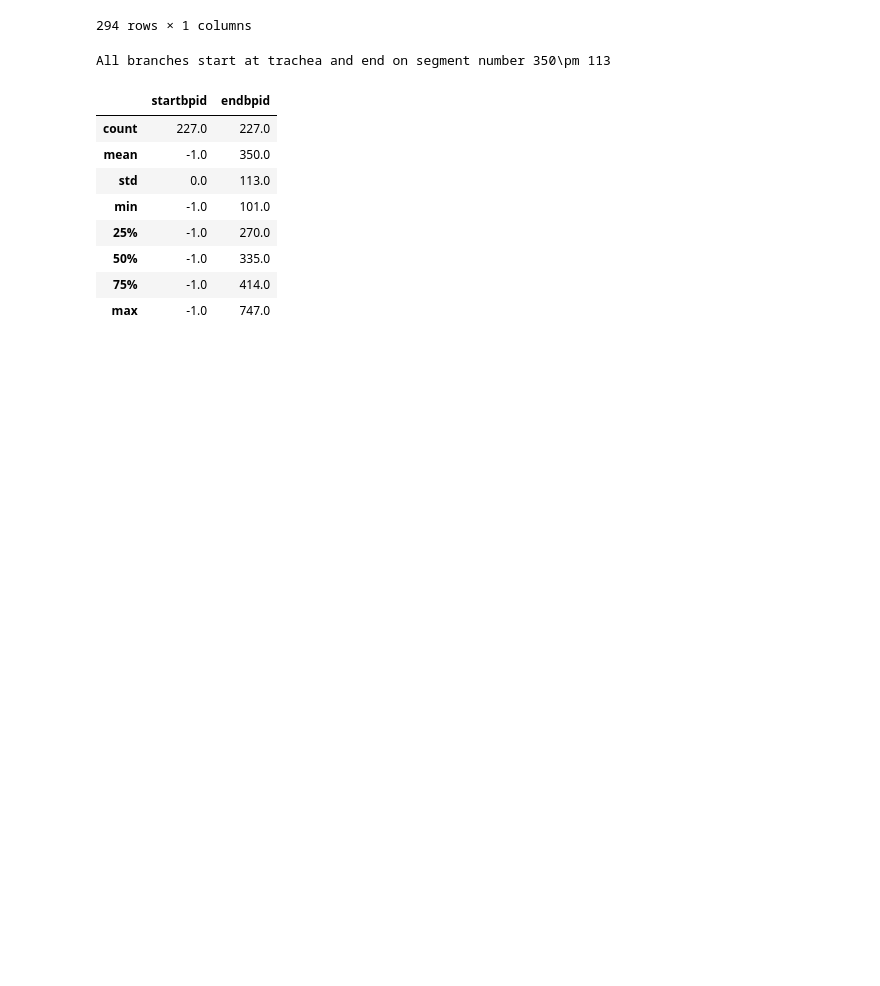
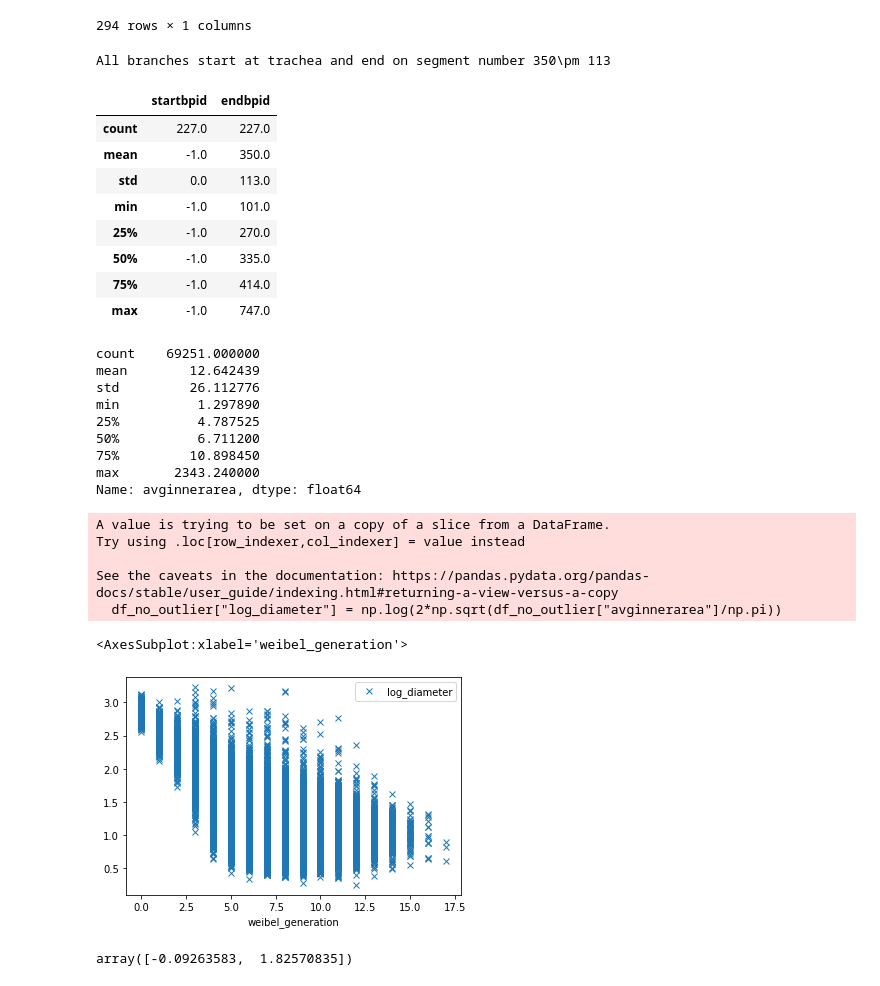
Before and after one commit to s-n-naik/airway_exploration, a Jupyter notebook: test.ipynb, the cells around one changed output. Cells and saved outputs as stored; diff of their text form; code cells hidden in the pictures; blank space fills up the shorter version.

Commit message:
added data exploration - to be continued fitting diameters

```diff
--- a/test.ipynb
+++ b/test.ipynb
@@ -11,5 +13,5 @@ import numpy as np
 # %%
-df = pd.read_excel("airway_tree_pilot.xlsx", sheet_name=0)
+df = pd.read_excel(os.path.abspath("/home/sneha/airway_tree_pilot.xlsx"), sheet_name=0)
 # %%
 df.drop(columns = ["manufacturer", "model"], inplace=True)
 # %%
@@ -114,3 +118,41 @@ All branches start at trachea and end on segment number 350\pm 113
 | 50% | -1.0 | 335.0 |
 | 75% | -1.0 | 414.0 |
 | max | -1.0 | 747.0 |
+# %%
+display(df[df.avginnerarea > 0].avginnerarea.describe())
+# group by weibel dim then plot the histogram
+# excluding 3 outliers above 500 CSA --> Question error?
+df_no_outlier = df[(df.avginnerarea > 0) & (df.avginnerarea < 500)]
+df_no_outlier["log_diameter"] = np.log(2*np.sqrt(df_no_outlier["avginnerarea"]/np.pi))
+df_no_outlier.plot(y="log_diameter", x="weibel_generation", style="x")
+# %% [output]
+count    69251.000000
+mean        12.642439
+std         26.112776
+min          1.297890
+25%          4.787525
+50%          6.711200
+75%         10.898450
+max       2343.240000
+Name: avginnerarea, dtype: float64
+A value is trying to be set on a copy of a slice from a DataFrame.
+Try using .loc[row_indexer,col_indexer] = value instead
+
+See the caveats in the documentation: https://pandas.pydata.org/pandas-docs/stable/user_guide/indexing.html#returning-a-view-versus-a-copy
+  df_no_outlier["log_diameter"] = np.log(2*np.sqrt(df_no_outlier["avginnerarea"]/np.pi))
+<AxesSubplot:xlabel='weibel_generation'>
+[figure, added]
+# %%
+np.polyfit(x=df_no_outlier.weibel_generation.values, y= df_no_outlier.log_diameter.values, deg=1) # outputs coeff of HIGHEST degree first
+# not really woking --> could group by person, take avg per person per generation and tyr there maybe less noise?
+# generate plots on the line
+
+
+# regression = ols(x=df_no_outlier.weibel_generation, y=df_no_outlier.log_diameter)
+# display(regression.summary) # slicing to only use last 30 points
+# data = pd.DataFrame(index=x, data={'y': y, 'trend': trend})
+# data.plot()
+
+# df_no_outlier.plot(y="log_diameter", x="weibel_generation", style="x")
+# %% [output]
+array([-0.09263583,  1.82570835])
```
Also changed, not shown: parts of 5 cells of this notebook.
